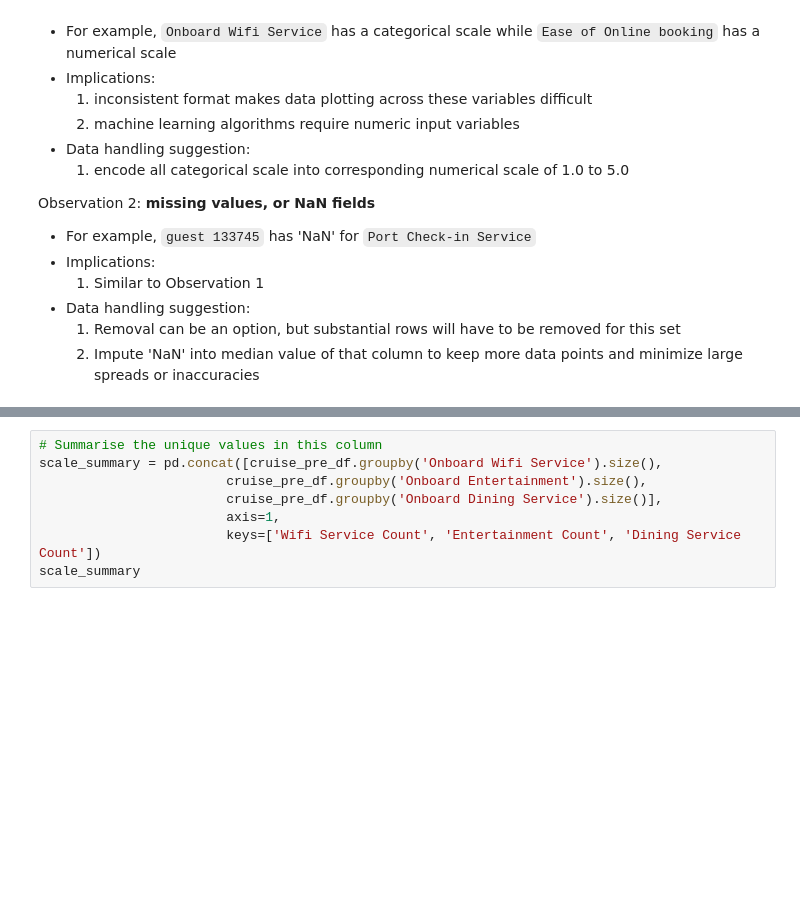
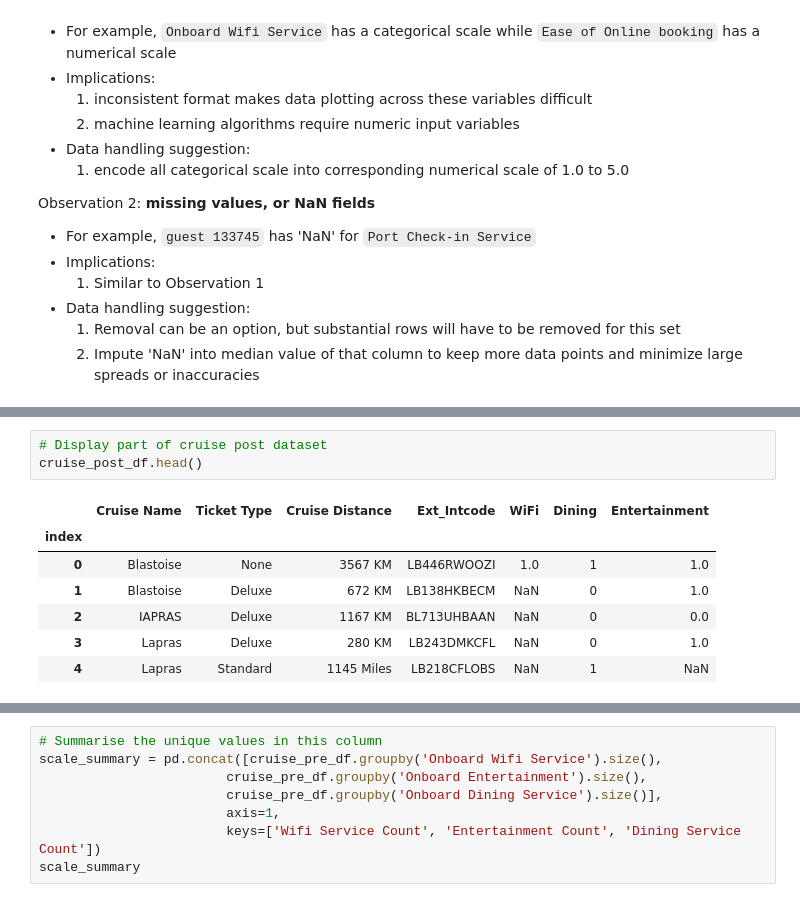
Before and after one commit to jaspereap/machine-learning-pipeline, a Jupyter notebook: eda.ipynb, the cells around one changed output, grey strips where cells are left out. Drawn from its saved outputs; the diff is of its cells as text; blank space fills up the shorter version.

```diff
--- a/eda.ipynb
+++ b/eda.ipynb
@@ -115,0 +120,11 @@ cruise_pre_df.head()
+# %%
+# Display part of cruise post dataset
+cruise_post_df.head()
+# %% [output]
+|  | Cruise Name | Ticket Type | Cruise Distance | Ext_Intcode | WiFi | Dining | Entertainment |
+| index |  |  |  |  |  |  |  |
+| 0 | Blastoise | None | 3567 KM | LB446RWOOZI | 1.0 | 1 | 1.0 |
+| 1 | Blastoise | Deluxe | 672 KM | LB138HKBECM | NaN | 0 | 1.0 |
+| 2 | IAPRAS | Deluxe | 1167 KM | BL713UHBAAN | NaN | 0 | 0.0 |
+| 3 | Lapras | Deluxe | 280 KM | LB243DMKCFL | NaN | 0 | 1.0 |
+| 4 | Lapras | Standard | 1145 Miles | LB218CFLOBS | NaN | 1 | NaN |
```
Also changed, not shown: parts of 28 cells of this notebook.
